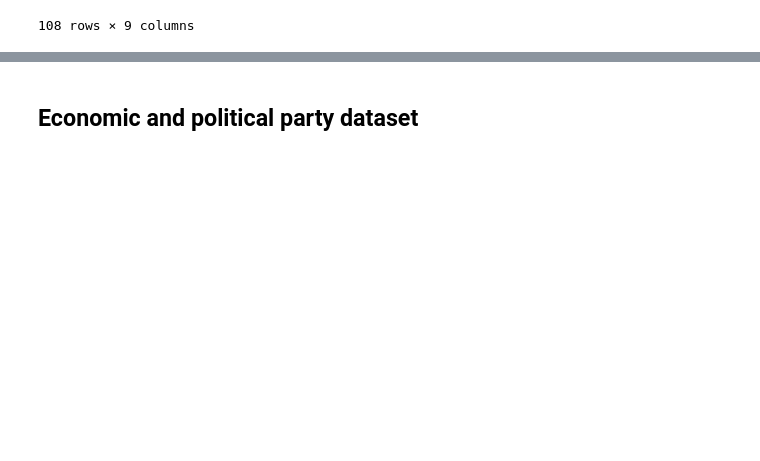
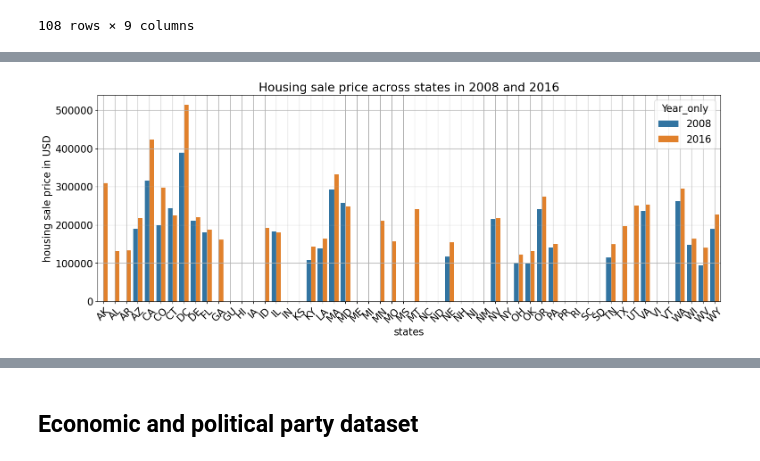
Before and after one commit to RenhaoL/CS109A_AC209A_Fall22_final_project, a Jupyter notebook: src/milestone2.ipynb, the cells around one changed output, grey strips where cells are left out. Saved outputs shown, nothing was run; the diff lists cells and outputs as text; code cells hidden in the pictures; blank space fills up the shorter version.

```diff
--- a/src/milestone2.ipynb
+++ b/src/milestone2.ipynb
@@ -259,0 +283,11 @@ See the caveats in the documentation: https://pandas.pydata.org/pandas-docs/stab
+# %%
+# plot the number of homeless people per state
+plt.figure(figsize=(18,6))
+sns.barplot(y='Sale_Prices', x='state_abbrev', hue="Year_only", data=final_dataframe)
+plt.ylabel('housing sale price in USD')
+plt.xlabel("states")
+plt.xticks(rotation = 45)
+plt.title('Housing sale price across states in 2008 and 2016')
+plt.grid();
+# %% [output]
+[figure, added]
```
Also changed, not shown: parts of 22 cells of this notebook.
